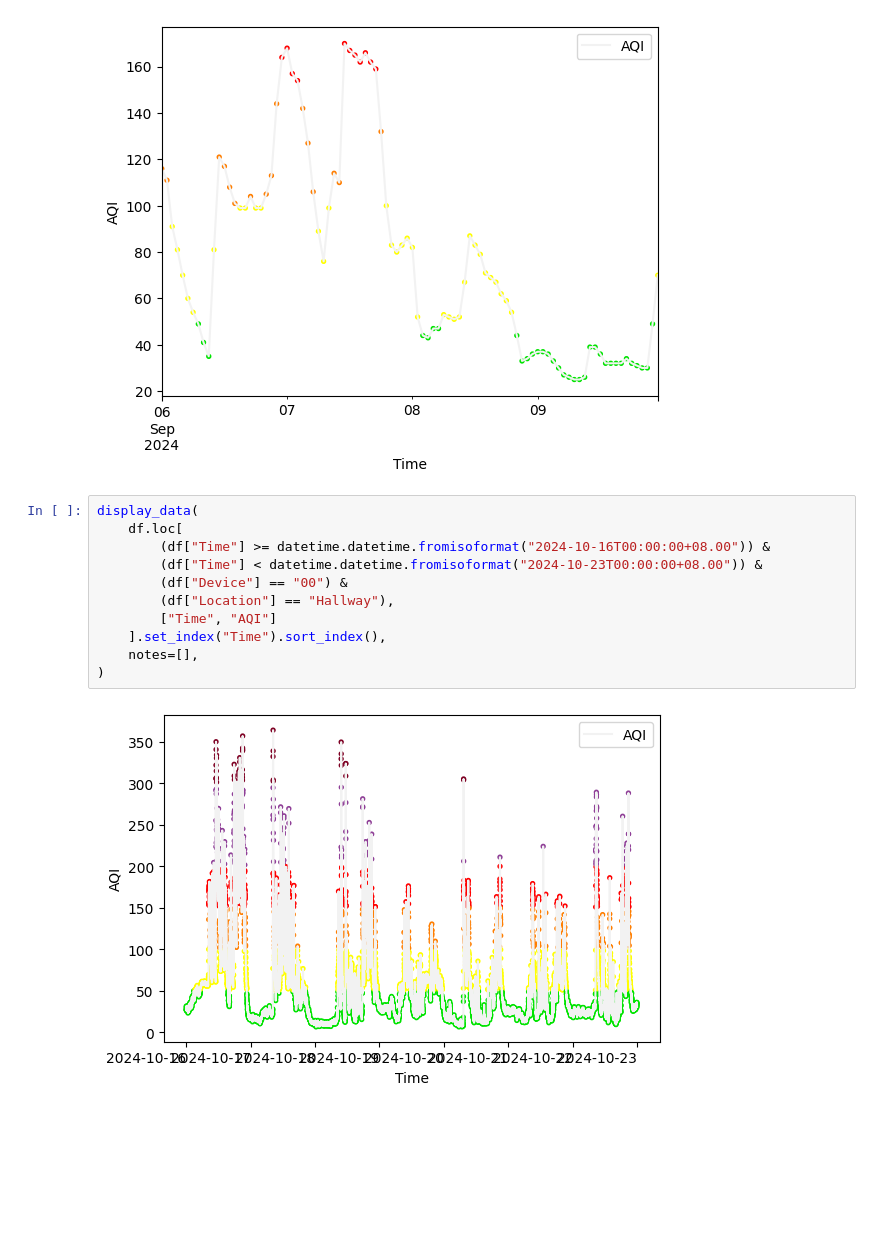
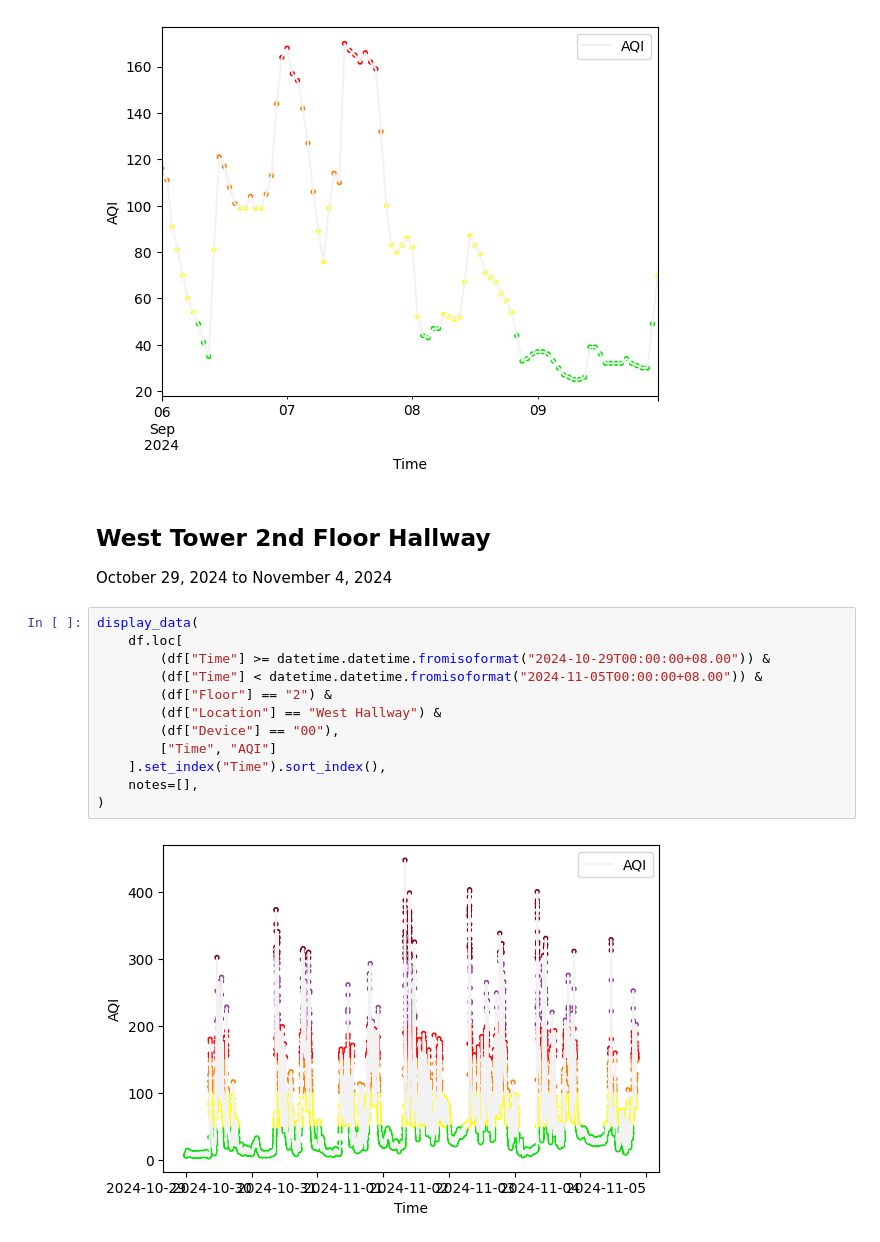
Before and after one commit to jackgene/trellis-aq, a Jupyter notebook: Air Quality Analysis.ipynb, the cells around one changed output. Cells and saved outputs as stored; diff of their text form; blank space fills up the shorter version.

```diff
--- a/Air Quality Analysis.ipynb
+++ b/Air Quality Analysis.ipynb
@@ -179,16 +179,20 @@ display_data(
 )
 # %% [output]
 [figure]
+# %% [markdown]
+## West Tower 2nd Floor Hallway
+October 29, 2024 to November 4, 2024
 # %%
 display_data(
     df.loc[
-        (df["Time"] >= datetime.datetime.fromisoformat("2024-10-16T00:00:00+08.00")) &
-        (df["Time"] < datetime.datetime.fromisoformat("2024-10-23T00:00:00+08.00")) &
-        (df["Device"] == "00") &
-        (df["Location"] == "Hallway"),
+        (df["Time"] >= datetime.datetime.fromisoformat("2024-10-29T00:00:00+08.00")) &
+        (df["Time"] < datetime.datetime.fromisoformat("2024-11-05T00:00:00+08.00")) &
+        (df["Floor"] == "2") &
+        (df["Location"] == "West Hallway") &
+        (df["Device"] == "00"),
         ["Time", "AQI"]
     ].set_index("Time").sort_index(),
     notes=[],
 )
 # %% [output]
-[figure, old version]
+[figure, new version]
```
Also changed, not shown: parts of 3 cells of this notebook.
